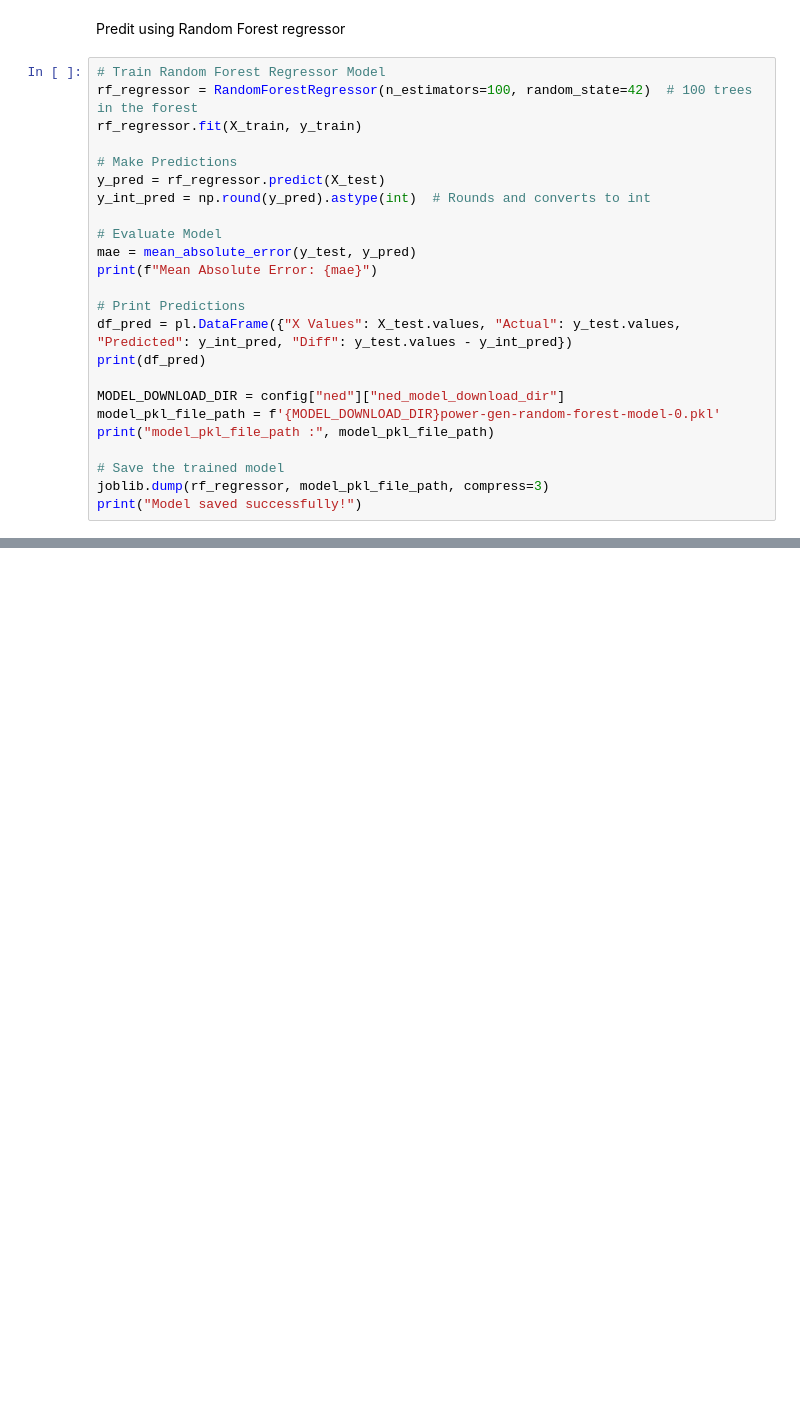
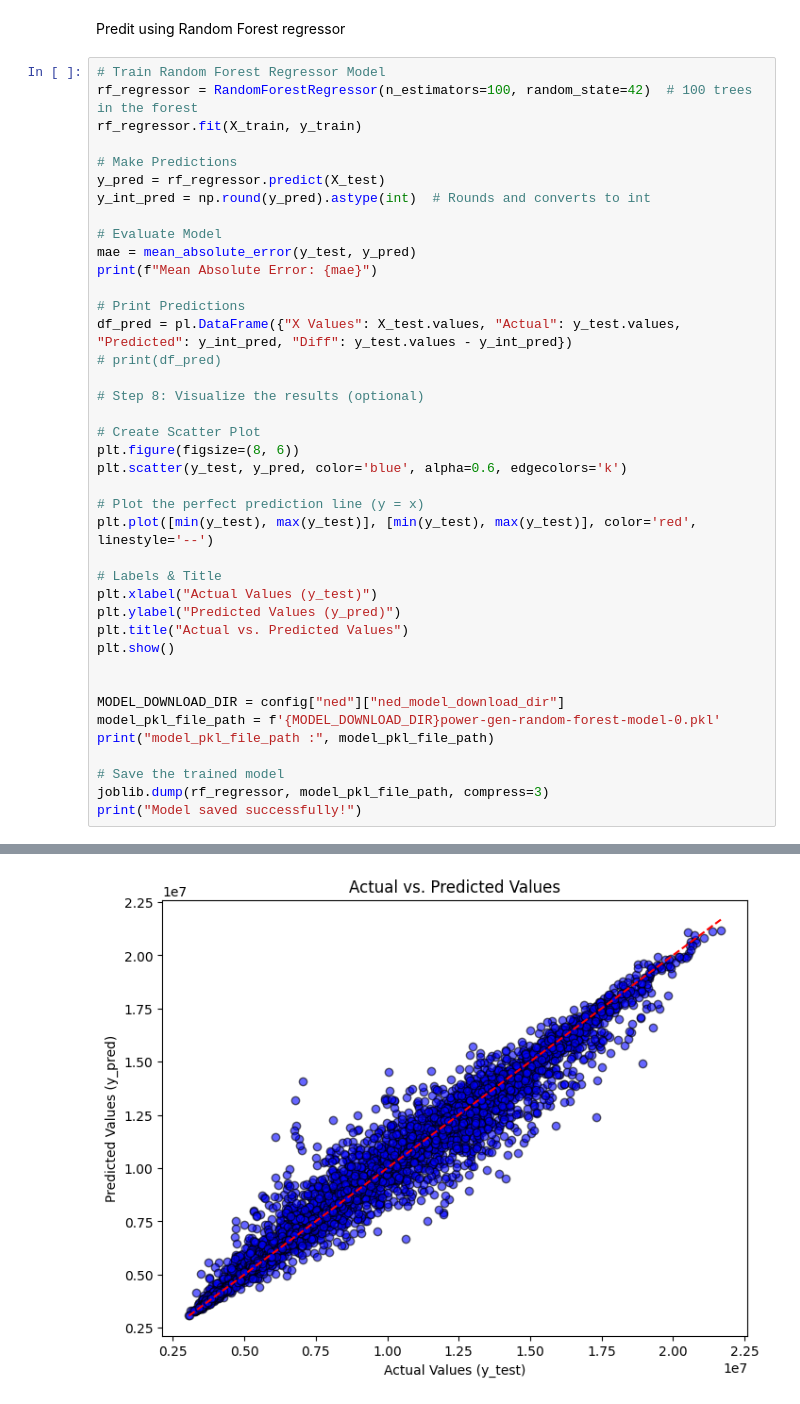
Before and after one commit to tvgerwe/ENEXIS, a Jupyter notebook: workspaces/sandeep/ned/ned-gen-prediction.ipynb, the cells around one changed output, grey strips where cells are left out. Cells and saved outputs as stored; diff of their text form; blank space fills up the shorter version.

Commit message:
18 Mar commit for model result visulzation

```diff
--- a/workspaces/sandeep/ned/ned-gen-prediction.ipynb
+++ b/workspaces/sandeep/ned/ned-gen-prediction.ipynb
@@ -284,7 +284,23 @@ print(f"Mean Absolute Error: {mae}")
 
 # Print Predictions
 df_pred = pl.DataFrame({"X Values": X_test.values, "Actual": y_test.values, "Predicted": y_int_pred, "Diff": y_test.values - y_int_pred})
-print(df_pred)
+# print(df_pred)
+
+# Step 8: Visualize the results (optional)
+
+# Create Scatter Plot
+plt.figure(figsize=(8, 6))
+plt.scatter(y_test, y_pred, color='blue', alpha=0.6, edgecolors='k')
+
+# Plot the perfect prediction line (y = x)
+plt.plot([min(y_test), max(y_test)], [min(y_test), max(y_test)], color='red', linestyle='--')
+
+# Labels & Title
+plt.xlabel("Actual Values (y_test)")
+plt.ylabel("Predicted Values (y_pred)")
+plt.title("Actual vs. Predicted Values")
+plt.show()
+
 
 MODEL_DOWNLOAD_DIR = config["ned"]["ned_model_download_dir"]
 model_pkl_file_path = f'{MODEL_DOWNLOAD_DIR}power-gen-random-forest-model-0.pkl'
@@ -313,0 +314 @@ Model saved successfully!
+[figure, added]
```
Also changed, not shown: parts of 1 cell of this notebook, 1 other file.
